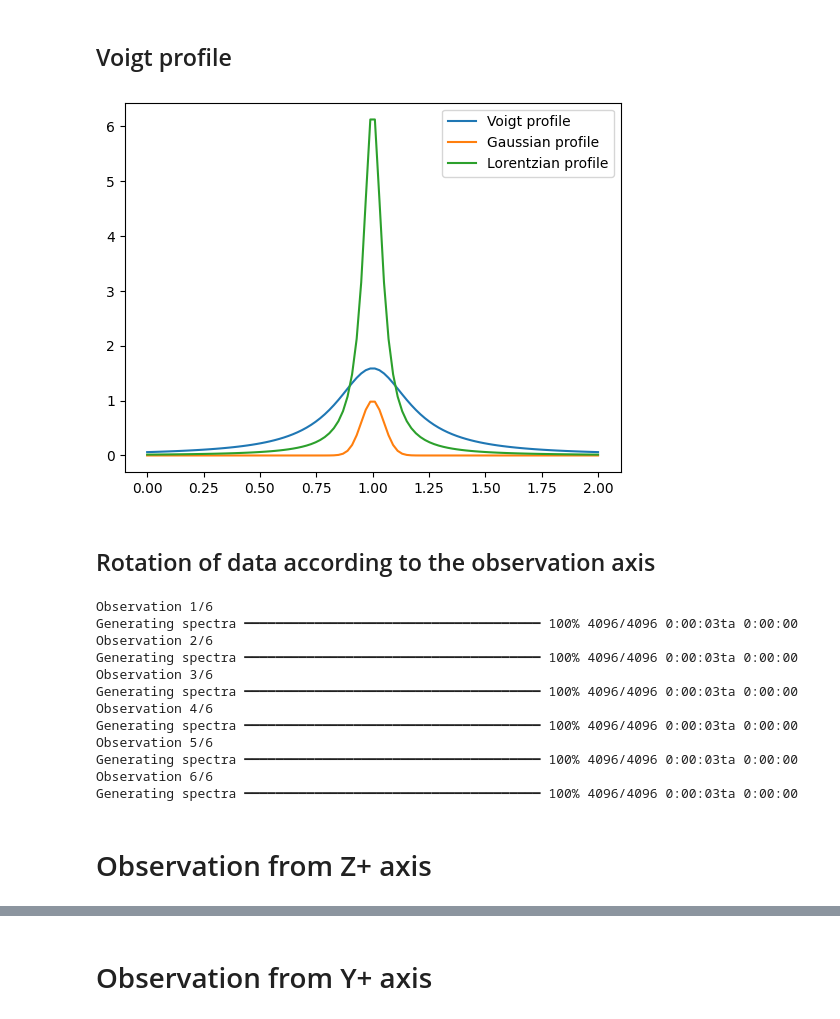
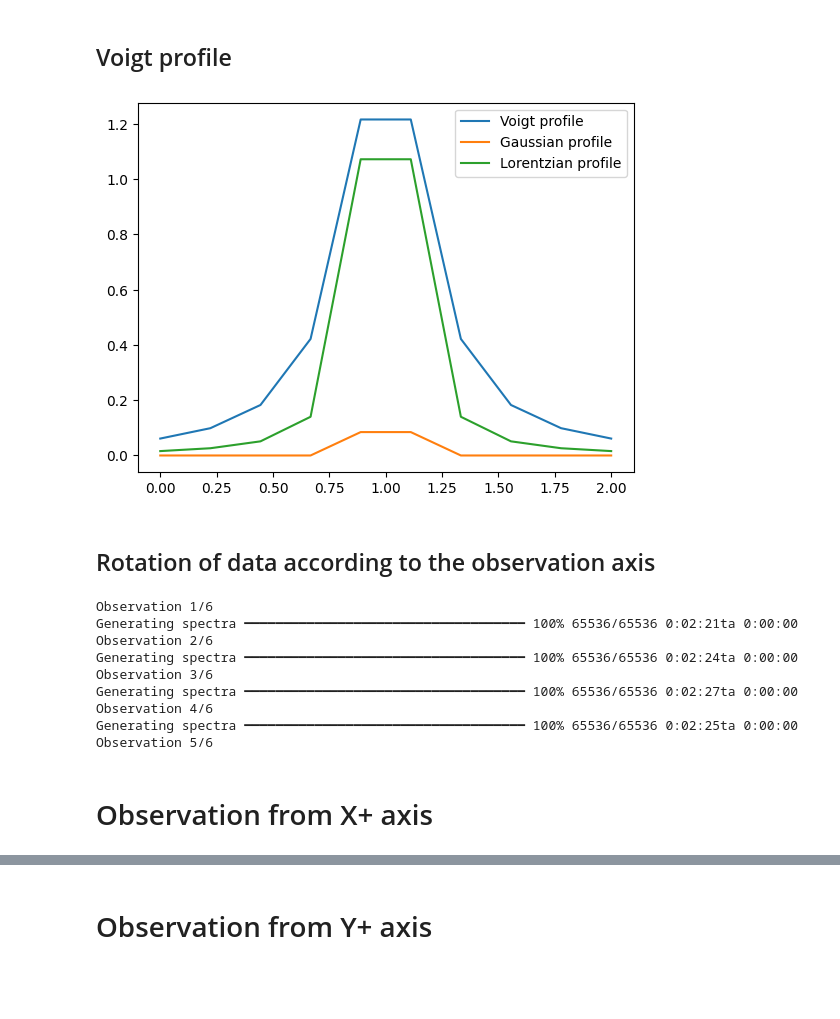
Before and after one commit to LeiRoF/M2-Internship, a Jupyter notebook: Generate_Dataset.ipynb, the cells around one changed output, grey strips where cells are left out. Cells and saved outputs as stored; diff of their text form; code cells hidden in the pictures; blank space fills up the shorter version.

```diff
--- a/Generate_Dataset.ipynb
+++ b/Generate_Dataset.ipynb
@@ -246,21 +246,21 @@ plot.sum_in_3_directions(vz, "seismic_r")
 # %%
 m = 1
 s = 0.05
 sl = 0.05
 
 sigma = 0.01
 gamma = 0.2
 
 # frequency range
-f = np.linspace(0, 2, 100)
+f = np.linspace(0, 2, 10)
 
 plt.plot(f, voigt_profile(f-1, sigma, gamma), label="Voigt profile")
 plt.plot(f, gaussian(f, m, s), label="Gaussian profile")
 plt.plot(f, lorentzian(f, m, sl), label="Lorentzian profile")
 plt.legend()
 plt.show()
 # %% [output]
-[figure, old version]
+[figure, new version]
 # %% [markdown]
 ## Rotation of data according to the observation axis
 # %%
@@ -342,7 +342,7 @@ def observe(spectrum_hypercube):
 # def observations_callback(observation):
 #     observations.append(observation)
 
-def generate_observations(cloud_obs, vz_obs):
+def generate_observations(cloud_obs, vz_obs, verbose=False):
     spectrum_hypercubes = []
     observations = []
     for i in range(6):
@@ -352,22 +352,19 @@ def generate_observations(cloud_obs, vz_obs):
 
     return spectrum_hypercubes, observations
 
-spectrum_hypercubes, observations = generate_observations(cloud_obs, vz_obs)
+spectrum_hypercubes, observations = generate_observations(cloud_obs, vz_obs, verbose=True)
 # %% [output]
 Observation 1/6
-Generating spectra ━━━━━━━━━━━━━━━━━━━━━━━━━━━━━━━━━━━━━━ 100% 4096/4096 0:00:03ta 0:00:00
+Generating spectra ━━━━━━━━━━━━━━━━━━━━━━━━━━━━━━━━━━━━ 100% 65536/65536 0:02:21ta 0:00:00
 Observation 2/6
-Generating spectra ━━━━━━━━━━━━━━━━━━━━━━━━━━━━━━━━━━━━━━ 100% 4096/4096 0:00:03ta 0:00:00
+Generating spectra ━━━━━━━━━━━━━━━━━━━━━━━━━━━━━━━━━━━━ 100% 65536/65536 0:02:24ta 0:00:00
 Observation 3/6
-Generating spectra ━━━━━━━━━━━━━━━━━━━━━━━━━━━━━━━━━━━━━━ 100% 4096/4096 0:00:03ta 0:00:00
+Generating spectra ━━━━━━━━━━━━━━━━━━━━━━━━━━━━━━━━━━━━ 100% 65536/65536 0:02:27ta 0:00:00
 Observation 4/6
-Generating spectra ━━━━━━━━━━━━━━━━━━━━━━━━━━━━━━━━━━━━━━ 100% 4096/4096 0:00:03ta 0:00:00
+Generating spectra ━━━━━━━━━━━━━━━━━━━━━━━━━━━━━━━━━━━━ 100% 65536/65536 0:02:25ta 0:00:00
 Observation 5/6
-Generating spectra ━━━━━━━━━━━━━━━━━━━━━━━━━━━━━━━━━━━━━━ 100% 4096/4096 0:00:03ta 0:00:00
-Observation 6/6
-Generating spectra ━━━━━━━━━━━━━━━━━━━━━━━━━━━━━━━━━━━━━━ 100% 4096/4096 0:00:03ta 0:00:00
 # %% [markdown]
-# Observation from Z+ axis
+# Observation from X+ axis
 # %%
 fig, axs = plt.subplots(10, 10, figsize=(30, 30))
 
```
Also changed, not shown: parts of 17 cells of this notebook, 6 other files.
